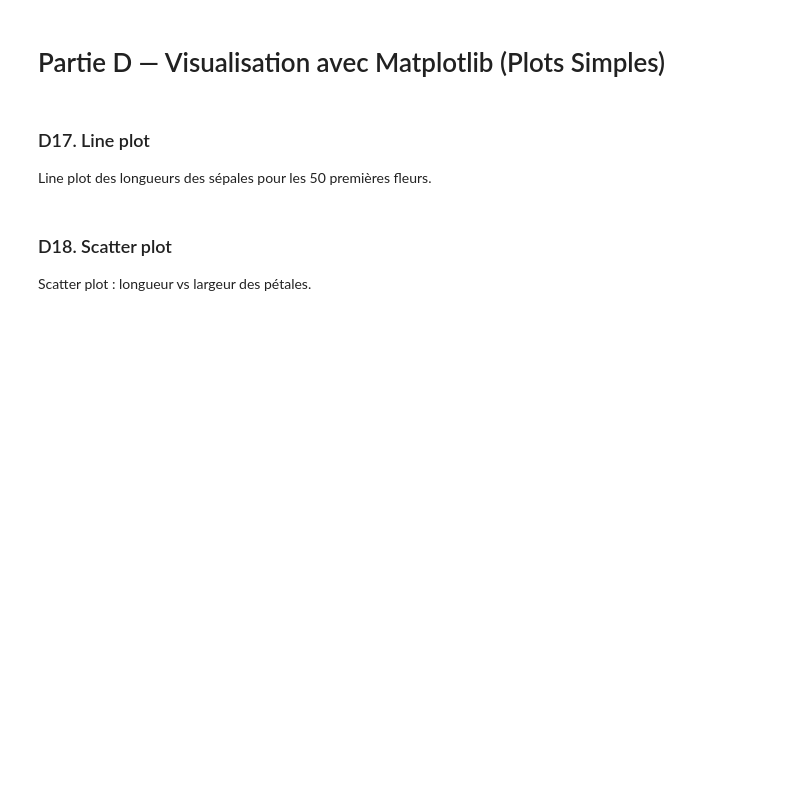
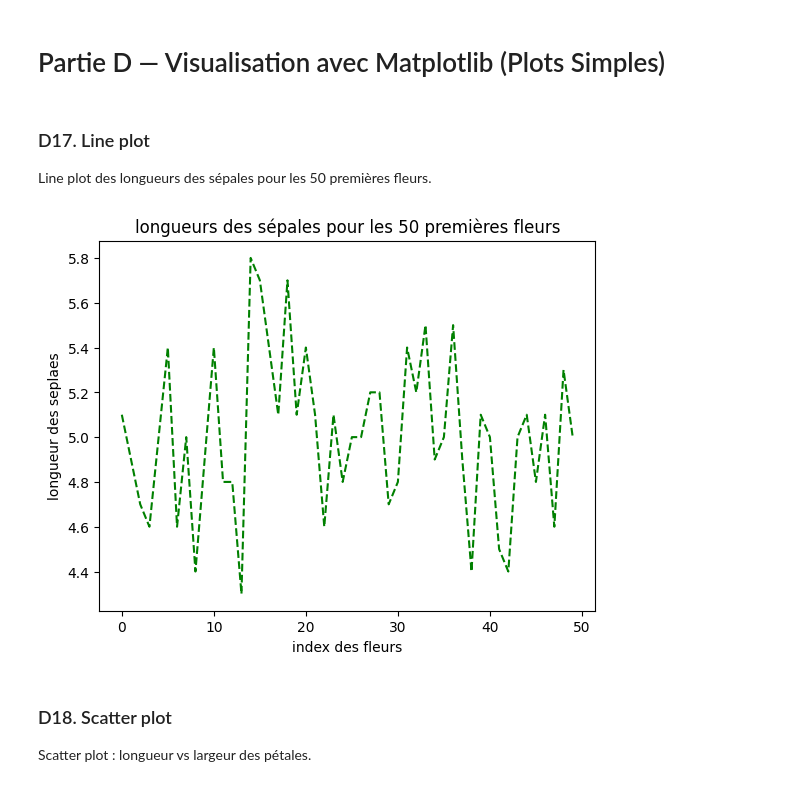
Before and after one commit to USMS-FPK-IA-GI-2025/controle-01-numpy-and-matplotlib-iris-Nini01Fz, a Jupyter notebook: notebooks/controle_numpy_matplotlib.ipynb, the cells around one changed output. Saved outputs shown, nothing was run; the diff lists cells and outputs as text; code cells hidden in the pictures; blank space fills up the shorter version.

```diff
--- a/notebooks/controle_numpy_matplotlib.ipynb
+++ b/notebooks/controle_numpy_matplotlib.ipynb
@@ -277,3 +275,14 @@ Line plot des longueurs des sépales pour les 50 premières fleurs.
+# %%
+# Extraction de la longueur des sepales pour les 50 premieres fleurs
+sepal_length50 = features[:50, 0]
+#creation du line plot
+plt.plot(sepal_length50, c='green', linestyle='dashed')
+plt.xlabel('index des fleurs')
+plt.ylabel('longueur des seplaes')
+plt.title('longueurs des sépales pour les 50 premières fleurs')
+plt.show()
+# %% [output]
+[figure, added]
 # %% [markdown]
 ### D18. Scatter plot
 Scatter plot : longueur vs largeur des pétales.
```
Also changed, not shown: parts of 9 cells of this notebook.
